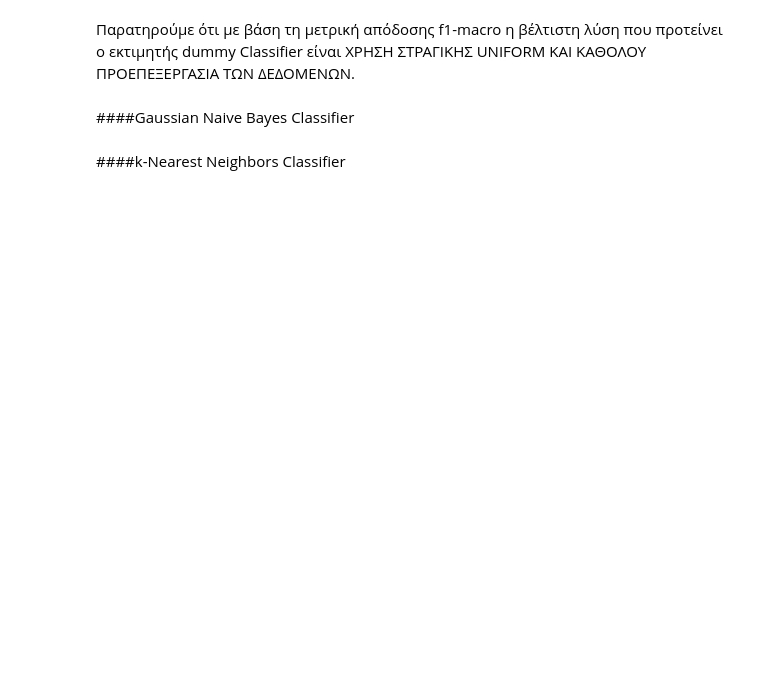
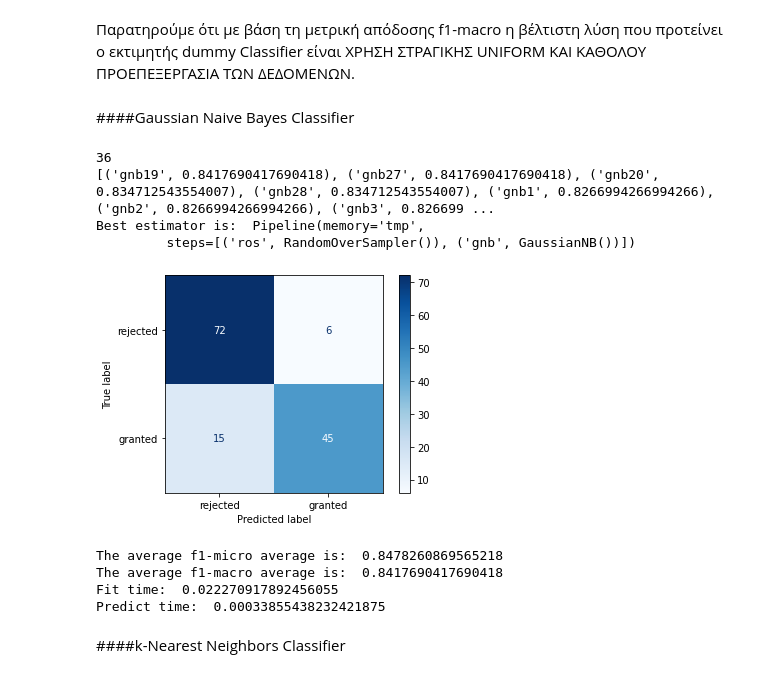
Before and after one commit to jkalogero/Neural-Networks, a Jupyter notebook: Lab_1/Lab_1.ipynb, the cells around one changed output. Drawn from its saved outputs; the diff is of its cells as text; code cells hidden in the pictures; blank space fills up the shorter version.

```diff
--- a/Lab_1/Lab_1.ipynb
+++ b/Lab_1/Lab_1.ipynb
@@ -706,10 +811,20 @@ getResults(f1_scores, macros)
 # %% [markdown]
 ####Gaussian Naive Bayes Classifier
 # %%
-f1_scores_gnb = runEstimators(my_transformers=transformers, my_classifiers={'gnb': gnb}, train=final_train, test=final_test, train_labels=train_labels, test_labels=test_labels)
+f1_scores_gnb = runEstimators(train=final_train, test=final_test, train_labels=train_labels, test_labels=test_labels, my_transformers=transformers, my_classifiers={'gnb': gnb})
 macros_gnb = [(k,v) for k, v in sorted(f1_scores_gnb['macro'].items(), key=lambda item: item[1], reverse=True)]
 print(macros_gnb)
 getResults(f1_scores_gnb, macros_gnb)
+# %% [output]
+36
+[('gnb19', 0.8417690417690418), ('gnb27', 0.8417690417690418), ('gnb20', 0.834712543554007), ('gnb28', 0.834712543554007), ('gnb1', 0.8266994266994266), ('gnb2', 0.8266994266994266), ('gnb3', 0.826699 ...
+Best estimator is:  Pipeline(memory='tmp',
+         steps=[('ros', RandomOverSampler()), ('gnb', GaussianNB())])
+[figure, added]
+The average f1-micro average is:  0.8478260869565218
+The average f1-macro average is:  0.8417690417690418
+Fit time:  0.022270917892456055
+Predict time:  0.00033855438232421875
 # %% [markdown]
 ####k-Nearest Neighbors  Classifier
 # %%
```
Also changed, not shown: parts of 38 cells of this notebook.
